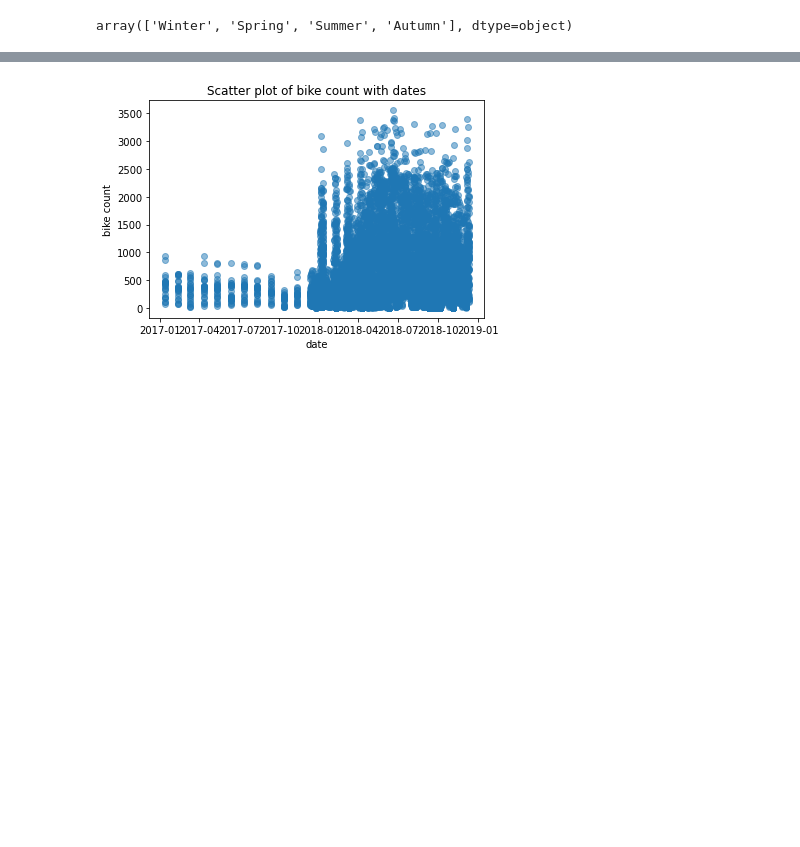
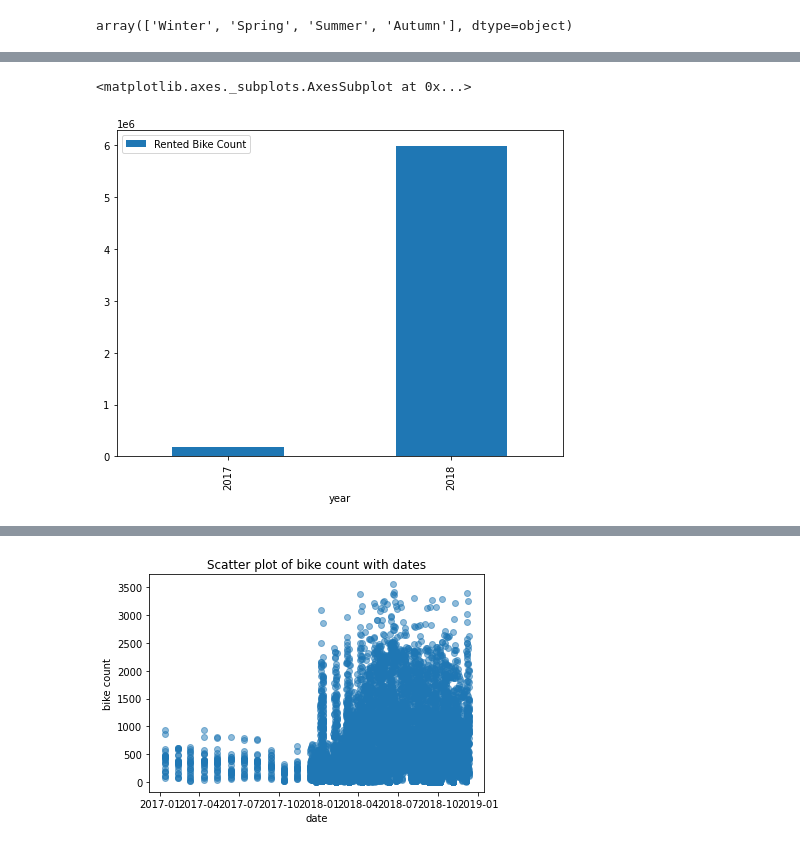
Before and after one commit to arifuddinatif/Bike-Sharing-Demand-Prediction, a Jupyter notebook: Copy_of_Bike_Sharing_Demand_Prediction_Capstone_Project.ipynb, the cells around one changed output, grey strips where cells are left out. Cells and saved outputs as stored; diff of their text form; code cells hidden in the pictures; blank space fills up the shorter version.

```diff
--- a/Copy_of_Bike_Sharing_Demand_Prediction_Capstone_Project.ipynb
+++ b/Copy_of_Bike_Sharing_Demand_Prediction_Capstone_Project.ipynb
@@ -116,0 +153,4 @@ array(['Winter', 'Spring', 'Summer', 'Autumn'], dtype=object)
+# %%
+df_year = df.groupby('year').sum()['Rented Bike Count']
+# %%
+df_year = pd.DataFrame(df_year)
@@ -116,0 +164,6 @@ array(['Winter', 'Spring', 'Summer', 'Autumn'], dtype=object)
+# %%
+fig, ax = plt.subplots(figsize=(8,6))
+df_year.plot(kind='bar', ax=ax)
+# %% [output]
+<matplotlib.axes._subplots.AxesSubplot at 0x...>
+[figure, added]
```
Also changed, not shown: parts of 38 cells of this notebook.
